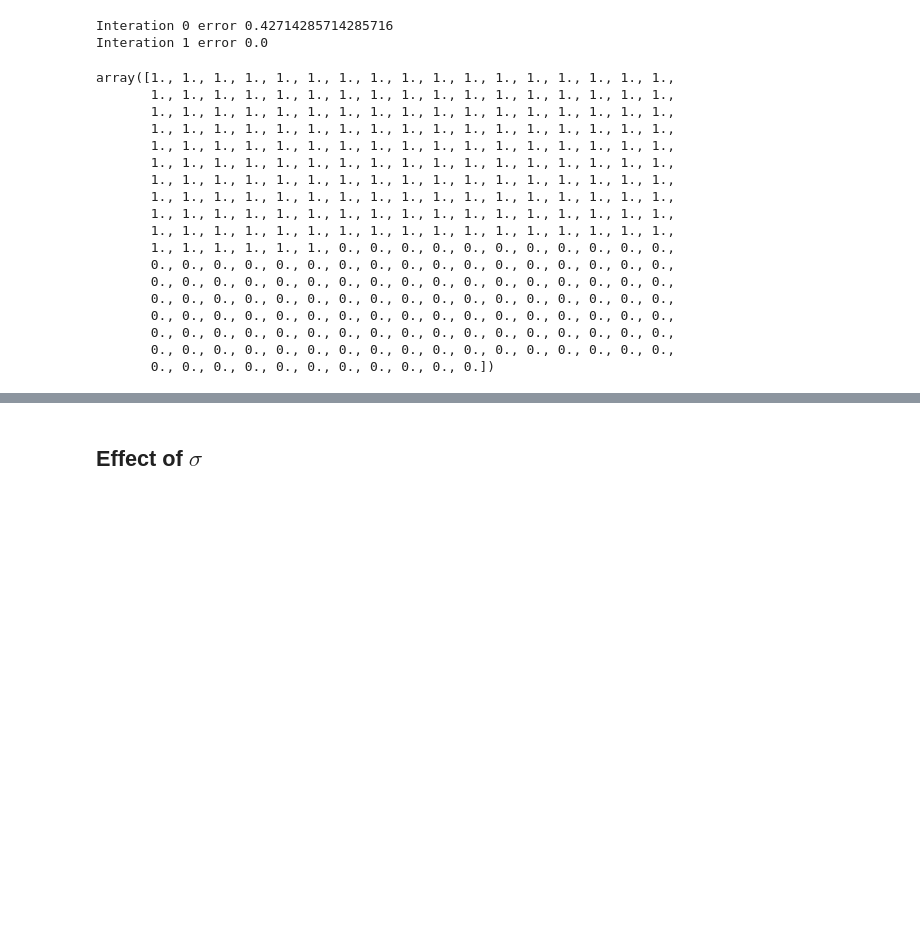
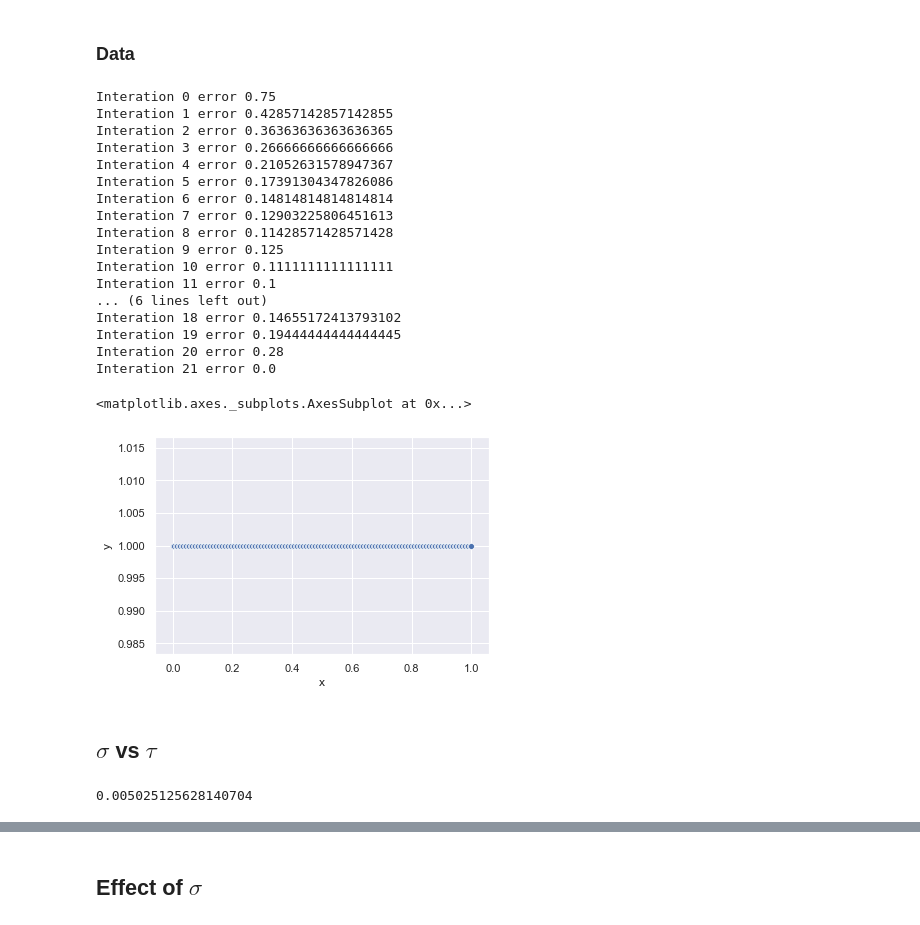
Before and after one commit to imamar94/GL, a Jupyter notebook: See Propagation in MBO.ipynb, the cells around one changed output, grey strips where cells are left out. Cells and saved outputs as stored; diff of their text form; code cells hidden in the pictures; blank space fills up the shorter version.

```diff
--- a/See Propagation in MBO.ipynb
+++ b/See Propagation in MBO.ipynb
@@ -19 +53,34 @@ sns.set()
+# %% [markdown]
+### Data
+# %%
+s = 0.05
+dT =
+fig = plt.figure()
+MBO = MBOBinary(X0, Y0, X1, cov=s, dT=dT, Nd=1)
+MBO.solve()
+data = list(zip(X, MBO.Y))
+df = pd.DataFrame(data, columns=["x", "y"])
+sns.scatterplot(data=df, x="x", y="y")
+# %% [output]
+Interation 0 error 0.75
+Interation 1 error 0.42857142857142855
+Interation 2 error 0.36363636363636365
+Interation 3 error 0.26666666666666666
+Interation 4 error 0.21052631578947367
+Interation 5 error 0.17391304347826086
+Interation 6 error 0.14814814814814814
+Interation 7 error 0.12903225806451613
+Interation 8 error 0.11428571428571428
+Interation 9 error 0.125
+Interation 10 error 0.1111111111111111
+Interation 11 error 0.1
+... (6 lines left out)
+Interation 18 error 0.14655172413793102
+Interation 19 error 0.19444444444444445
+Interation 20 error 0.28
+Interation 21 error 0.0
+<matplotlib.axes._subplots.AxesSubplot at 0x...>
+[figure, added]
+# %% [markdown]
+## $\sigma$ vs $\tau$
 # %%
@@ -23,27 +90,7 @@ Y = np.ones(len(X))
 X1 = list(X[1:])
 X0 = list(X[:1])
 Y0 = list(Y[:1])
-# %%
-MBO = MBOBinary(X0, Y0, X1, cov=0.2, dT=1)
-MBO.solve()
-# %% [output]
-Interation 0 error 0.42714285714285716
-Interation 1 error 0.0
-array([1., 1., 1., 1., 1., 1., 1., 1., 1., 1., 1., 1., 1., 1., 1., 1., 1.,
-       1., 1., 1., 1., 1., 1., 1., 1., 1., 1., 1., 1., 1., 1., 1., 1., 1.,
-       1., 1., 1., 1., 1., 1., 1., 1., 1., 1., 1., 1., 1., 1., 1., 1., 1.,
-       1., 1., 1., 1., 1., 1., 1., 1., 1., 1., 1., 1., 1., 1., 1., 1., 1.,
-       1., 1., 1., 1., 1., 1., 1., 1., 1., 1., 1., 1., 1., 1., 1., 1., 1.,
-       1., 1., 1., 1., 1., 1., 1., 1., 1., 1., 1., 1., 1., 1., 1., 1., 1.,
-       1., 1., 1., 1., 1., 1., 1., 1., 1., 1., 1., 1., 1., 1., 1., 1., 1.,
-       1., 1., 1., 1., 1., 1., 1., 1., 1., 1., 1., 1., 1., 1., 1., 1., 1.,
-       1., 1., 1., 1., 1., 1., 1., 1., 1., 1., 1., 1., 1., 1., 1., 1., 1.,
-       1., 1., 1., 1., 1., 1., 1., 1., 1., 1., 1., 1., 1., 1., 1., 1., 1.,
-       1., 1., 1., 1., 1., 1., 0., 0., 0., 0., 0., 0., 0., 0., 0., 0., 0.,
-       0., 0., 0., 0., 0., 0., 0., 0., 0., 0., 0., 0., 0., 0., 0., 0., 0.,
-       0., 0., 0., 0., 0., 0., 0., 0., 0., 0., 0., 0., 0., 0., 0., 0., 0.,
-       0., 0., 0., 0., 0., 0., 0., 0., 0., 0., 0., 0., 0., 0., 0., 0., 0.,
-       0., 0., 0., 0., 0., 0., 0., 0., 0., 0., 0., 0., 0., 0., 0., 0., 0.,
-       0., 0., 0., 0., 0., 0., 0., 0., 0., 0., 0., 0., 0., 0., 0., 0., 0.,
-       0., 0., 0., 0., 0., 0., 0., 0., 0., 0., 0., 0., 0., 0., 0., 0., 0.,
-       0., 0., 0., 0., 0., 0., 0., 0., 0., 0., 0.])
+# %%
+X[1]-X[0]
+# %% [output]
+0.005025125628140704
```
Also changed, not shown: parts of 50 cells of this notebook, 31 other files.
